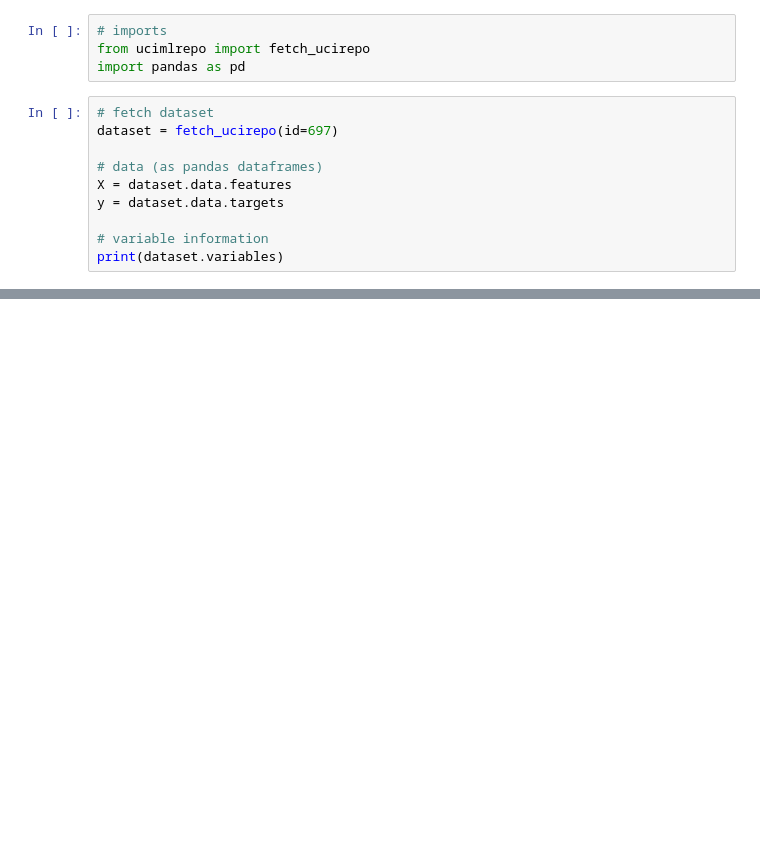
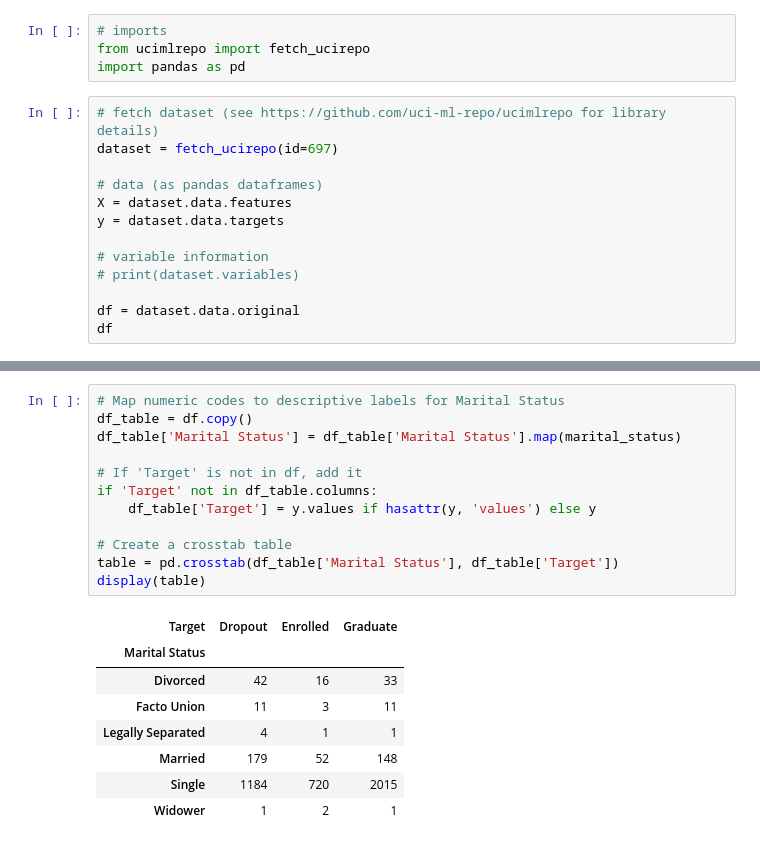
Before and after one commit to idavoong/Dropout-Predictor, a Jupyter notebook: eda/eda.ipynb, the cells around one changed output, grey strips where cells are left out. Saved outputs shown, nothing was run; the diff lists cells and outputs as text; blank space fills up the shorter version.

```diff
--- a/eda/eda.ipynb
+++ b/eda/eda.ipynb
@@ -3,7 +5,7 @@
 from ucimlrepo import fetch_ucirepo
 import pandas as pd
 # %%
-# fetch dataset
+# fetch dataset (see https://github.com/uci-ml-repo/ucimlrepo for library details)
 dataset = fetch_ucirepo(id=697)
 
 # data (as pandas dataframes)
@@ -11,5 +13,8 @@ X = dataset.data.features
 y = dataset.data.targets
 
 # variable information
-print(dataset.variables)
+# print(dataset.variables)
+
+df = dataset.data.original
+df
 # %% [output]
@@ -64,0 +367,21 @@ y
+# %%
+# Map numeric codes to descriptive labels for Marital Status
+df_table = df.copy()
+df_table['Marital Status'] = df_table['Marital Status'].map(marital_status)
+
+# If 'Target' is not in df, add it
+if 'Target' not in df_table.columns:
+    df_table['Target'] = y.values if hasattr(y, 'values') else y
+
+# Create a crosstab table
+table = pd.crosstab(df_table['Marital Status'], df_table['Target'])
+display(table)
+# %% [output]
+| Target | Dropout | Enrolled | Graduate |
+| Marital Status |  |  |  |
+| Divorced | 42 | 16 | 33 |
+| Facto Union | 11 | 3 | 11 |
+| Legally Separated | 4 | 1 | 1 |
+| Married | 179 | 52 | 148 |
+| Single | 1184 | 720 | 2015 |
+| Widower | 1 | 2 | 1 |
```
Also changed, not shown: parts of 9 cells of this notebook.
